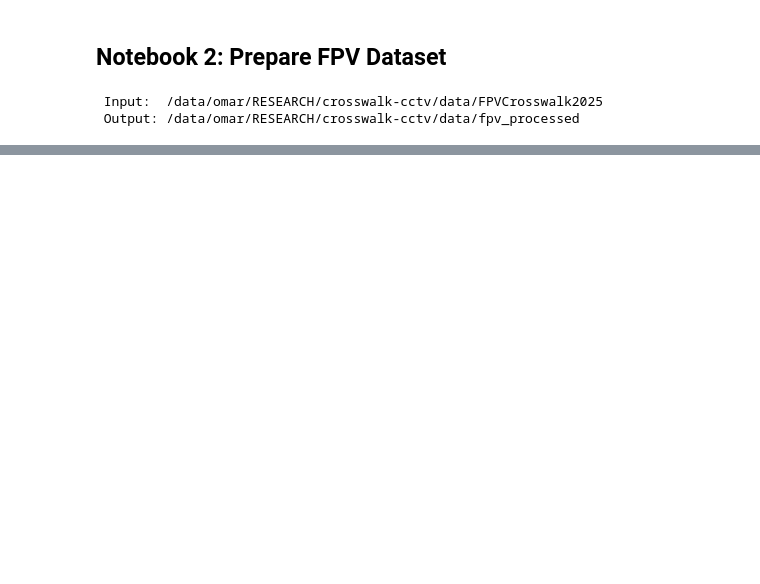
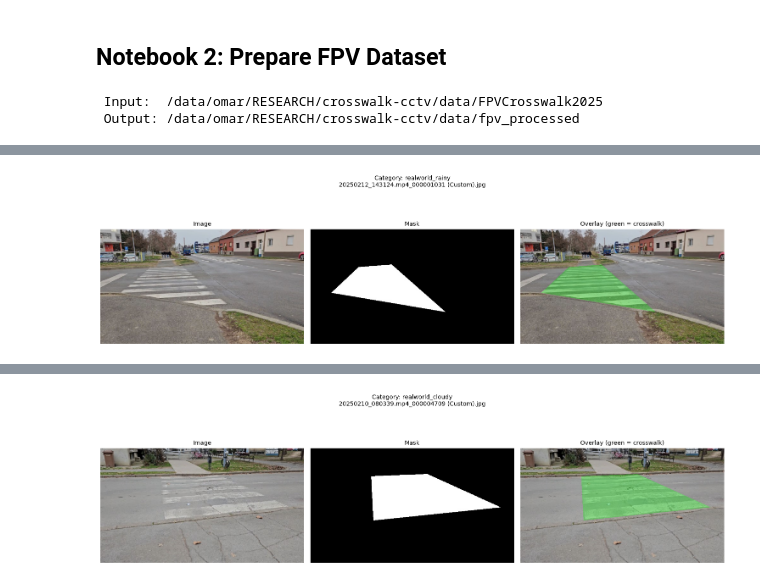
Before and after one commit to rashiedomar/crosswalk-cctv, a Jupyter notebook: notebooks/02_prepare_fpv.ipynb, the cells around one changed output, grey strips where cells are left out. Saved outputs shown, nothing was run; the diff lists cells and outputs as text; code cells hidden in the pictures; blank space fills up the shorter version.

```diff
--- a/notebooks/02_prepare_fpv.ipynb
+++ b/notebooks/02_prepare_fpv.ipynb
@@ -57,0 +202,13 @@ for item in sorted(fpv_dir.iterdir()):
+# %%
+# Cell 4: Show sample filenames
+print(" Sample pairs (10 random samples):")
+print()
+
+import random
+samples = random.sample(pairs, min(10, len(pairs)))
+
+for i, (img_path, mask_path, category) in enumerate(samples, 1):
+    print(f"{i}. Category: {category}")
+    print(f"   Image: {img_path.name}")
+    print(f"   Mask:  {mask_path.name}")
+    print()
@@ -57,0 +233,65 @@ for item in sorted(fpv_dir.iterdir()):
+# %%
+# Cell 5: Visualize samples (CHECK MASKS ARE CORRECT!)
+def visualize_pair(img_path, mask_path, category):
+    """Show image + mask side by side"""
+    # Read
+    img = cv2.imread(str(img_path))
+    if img is None:
+        print(f" Could not read image: {img_path}")
+        return
+    img = cv2.cvtColor(img, cv2.COLOR_BGR2RGB)
+
+    mask = cv2.imread(str(mask_path), cv2.IMREAD_GRAYSCALE)
+    if mask is None:
+        print(f" Could not read mask: {mask_path}")
+        return
+
+    # Create overlay
+    overlay = img.copy()
+    overlay[mask > 127] = [0, 255, 0]  # Green where mask is white
+    blended = cv2.addWeighted(img, 0.7, overlay, 0.3, 0)
+
+    # Plot
+    fig, axes = plt.subplots(1, 3, figsize=(15, 5))
+
+    axes[0].imshow(img)
+    axes[0].set_title(f"Image", fontsize=10)
+    axes[0].axis('off')
+
+    axes[1].imshow(mask, cmap='gray')
+    axes[1].set_title(f"Mask", fontsize=10)
+    axes[1].axis('off')
+
+    axes[2].imshow(blended)
+    axes[2].set_title("Overlay (green = crosswalk)", fontsize=10)
+    axes[2].axis('off')
+
+    plt.suptitle(f"Category: {category}\n{img_path.name}", fontsize=10)
+    plt.tight_layout()
+    plt.show()
+
+    # Print stats
+    mask_coverage = np.sum(mask > 127) / mask.size * 100
+    print(f"Image size: {img.shape}")
+    print(f"Mask coverage: {mask_coverage:.1f}%")
+    print(f"Mask values: min={mask.min()}, max={mask.max()}")
+    print()
+
+# Show samples from different categories
+print(" Visualizing samples from each category:")
+print("     CHECK IF MASKS LOOK CORRECT!")
+print()
+
+# Sample 1 from each unique category
+categories_shown = set()
+samples_to_show = []
+
+for img_path, mask_path, category in pairs:
+    if category not in categories_shown:
+        samples_to_show.append((img_path, mask_path, category))
+        categories_shown.add(category)
+
+# Show up to 6 samples (so it fits on screen)
+for img_path, mask_path, category in samples_to_show[:6]:
+    visualize_pair(img_path, mask_path, category)
+# %% [output]
@@ -57,0 +300 @@ for item in sorted(fpv_dir.iterdir()):
+[figure, added]
@@ -57,0 +304 @@ for item in sorted(fpv_dir.iterdir()):
+[figure, added]
```
Also changed, not shown: parts of 9 cells of this notebook, 5 other files.
